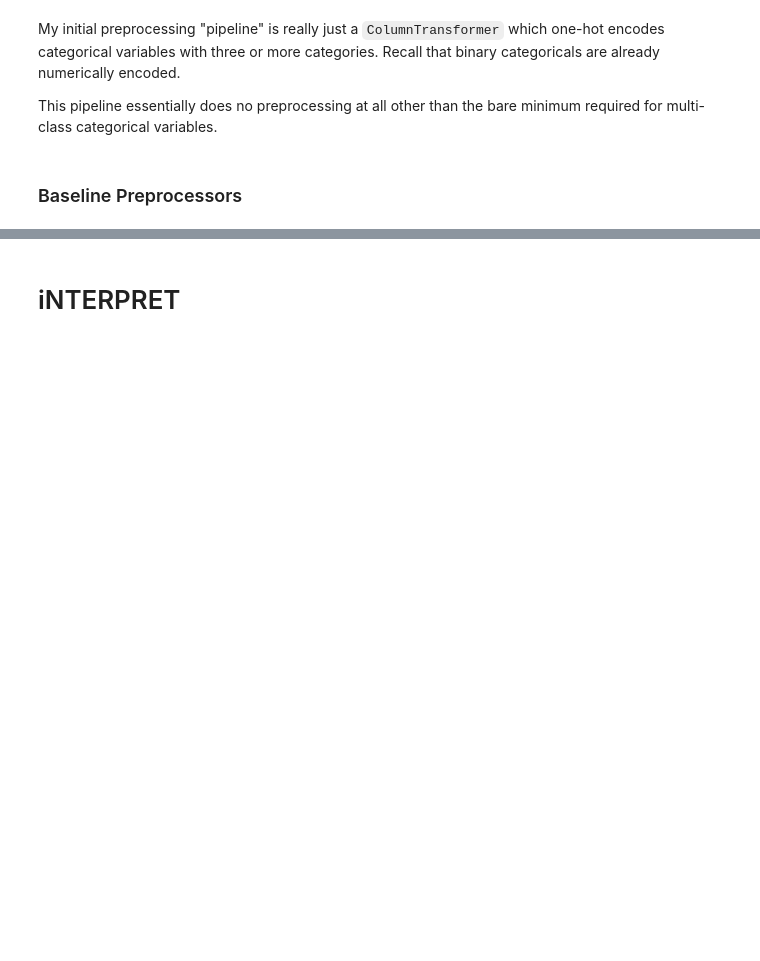
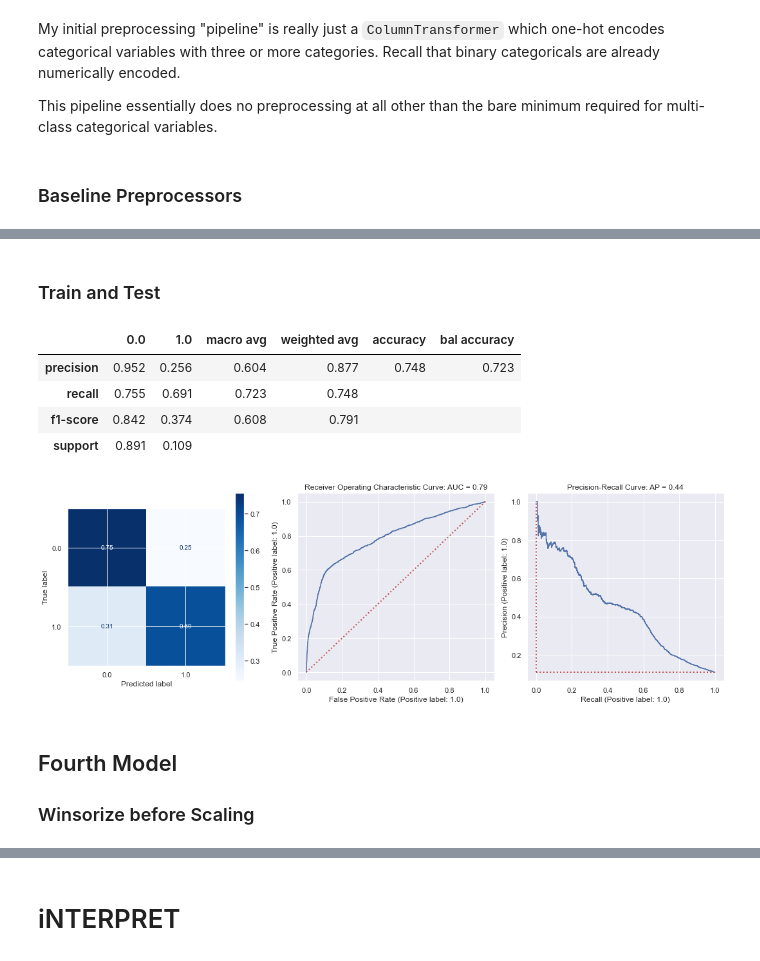
Before and after one commit to ndgigliotti/dsc-phase-3-project, a Jupyter notebook: index.ipynb, the cells around one changed output, grey strips where cells are left out. Cells and saved outputs as stored; diff of their text form; code cells hidden in the pictures; blank space fills up the shorter version.

```diff
--- a/index.ipynb
+++ b/index.ipynb
@@ -904,0 +688,9 @@ Name: coefs, dtype: float64
+# %%
+classifier_pipe = Pipeline([
+    ("cat_xformer", cat_xformer()),
+    ("scaler", StandardScaler()),
+    ("imputer", SimpleImputer()),
+    ("classifier", clone(logit)),
+])
+classifier_pipe["classifier"].set_params(solver="saga", max_iter=1000)
+classifier_pipe
@@ -904,0 +712,15 @@ Name: coefs, dtype: float64
+# %% [markdown]
+### Train and Test
+# %%
+classifier_pipe.fit(X_train, y_train)
+diagnostics.standard_report(classifier_pipe, X_test, y_test)
+# %% [output]
+|  | 0.0 | 1.0 | macro avg | weighted avg | accuracy | bal accuracy |
+| precision | 0.952 | 0.256 | 0.604 | 0.877 | 0.748 | 0.723 |
+| recall | 0.755 | 0.691 | 0.723 | 0.748 |  |  |
+| f1-score | 0.842 | 0.374 | 0.608 | 0.791 |  |  |
+| support | 0.891 | 0.109 |  |  |  |  |
+[figure, added]
+# %% [markdown]
+## Fourth Model
+### Winsorize before Scaling
```
Also changed, not shown: parts of 62 cells of this notebook, 19 other files.
